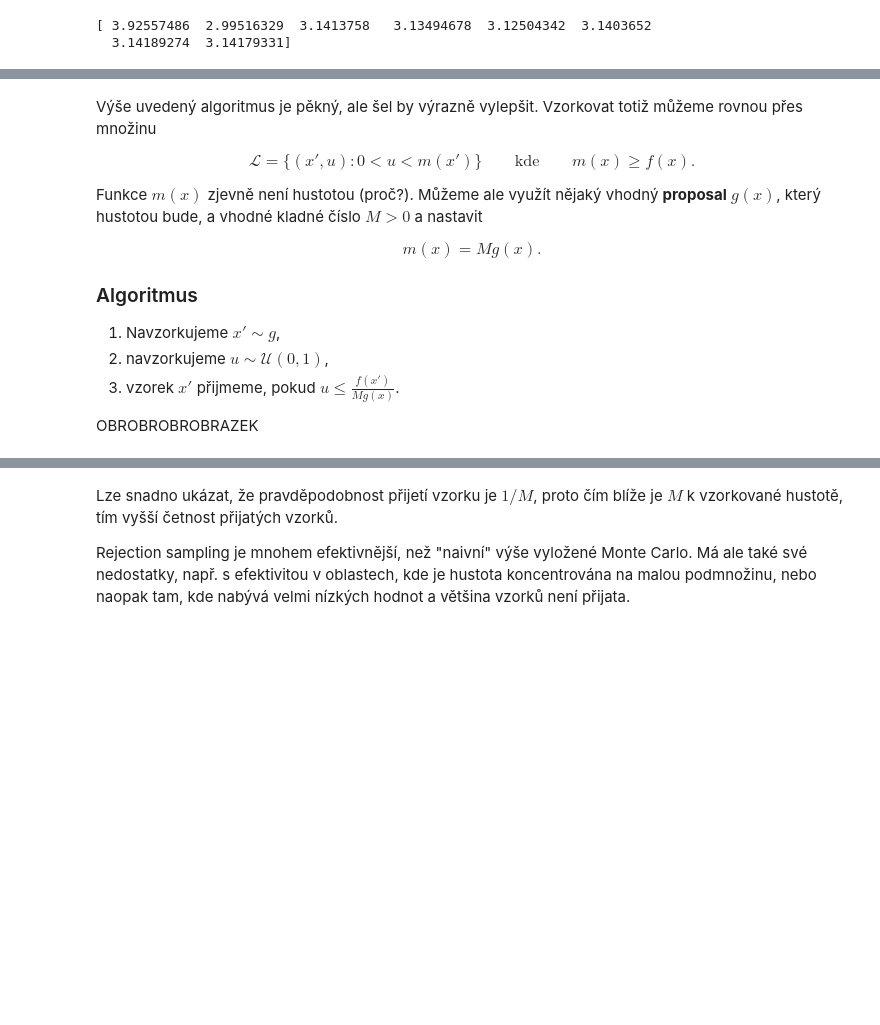
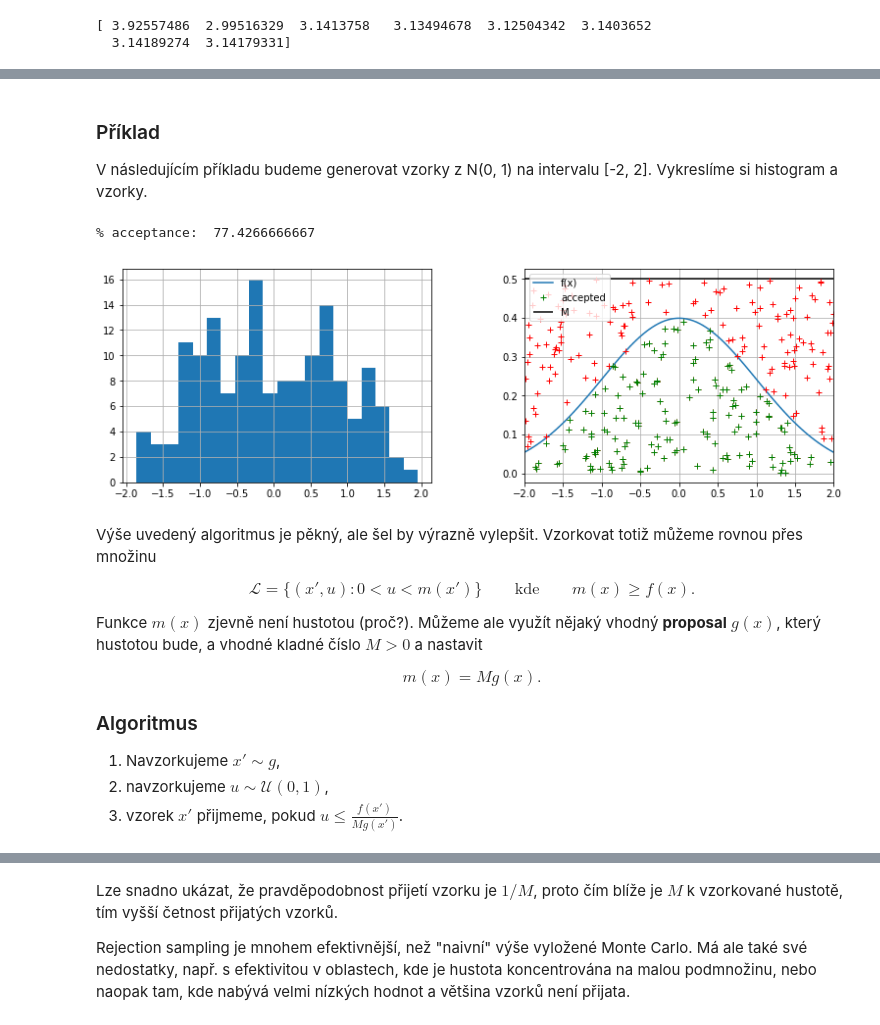
Before and after one commit to TaIos/bml, a Jupyter notebook: prednasky/9_prednaska.ipynb, the cells around one changed output, grey strips where cells are left out. Cells and saved outputs as stored; diff of their text form; code cells hidden in the pictures; blank space fills up the shorter version.

```diff
--- a/prednasky/9_prednaska.ipynb
+++ b/prednasky/9_prednaska.ipynb
@@ -154,3 +152,32 @@ Předpokládejme, že $\int_a^b f(x)dx = 1$ a zvolme $m > f(x)$ pro všechna $x\
+# %% [markdown]
+### Příklad
+
+V následujícím příkladu budeme generovat vzorky z N(0, 1) na intervalu [-2, 2]. Vykreslíme si histogram a vzorky.
+# %%
+nsamples = 300     ### Number of samples
+M = .5             ### M
+
+samples_u = np.random.uniform(low=0., high=M, size=nsamples)   # uniform samples
+samples_x = np.random.uniform(-2, 2, size=nsamples)            # proposal samples
+fx = norm.pdf(samples_x)                                       # value of f(x)
+accepted = np.where(samples_u < fx)[0]
+
+print("% acceptance: ", accepted.sum()/nsamples)
+plt.figure(figsize=(13, 4))
+plt.subplot(121)
+plt.hist(samples_x[accepted], bins=20)
+plt.subplot(122)
+x = np.linspace(-2, 2, 100)
+plt.plot(x, norm.pdf(x), label='f(x)')
+plt.hlines(M, x.min(), x.max(), label='M')
+plt.plot(samples_x, samples_u, 'r+')
+plt.plot(samples_x[accepted], samples_u[accepted], 'g+', label='accepted')
+plt.xlim(-2, 2)
+plt.legend()
+plt.show()
+# %% [output]
+% acceptance:  77.4266666667
+[figure, added]
 # %% [markdown]
 Výše uvedený algoritmus je pěkný, ale šel by výrazně vylepšit. Vzorkovat totiž můžeme rovnou přes množinu
 
@@ -167,6 +194,4 @@ $$
 ### Algoritmus
    1. Navzorkujeme $x' \sim g$,
    2. navzorkujeme $u \sim \mathcal{U}(0, 1)$,
-   3. vzorek $x'$ přijmeme, pokud $u\leq \frac{f(x')}{Mg(x)}$.
-
-OBROBROBROBRAZEK
+   3. vzorek $x'$ přijmeme, pokud $u\leq \frac{f(x')}{Mg(x')}$.
```
Also changed, not shown: parts of 9 cells of this notebook.
